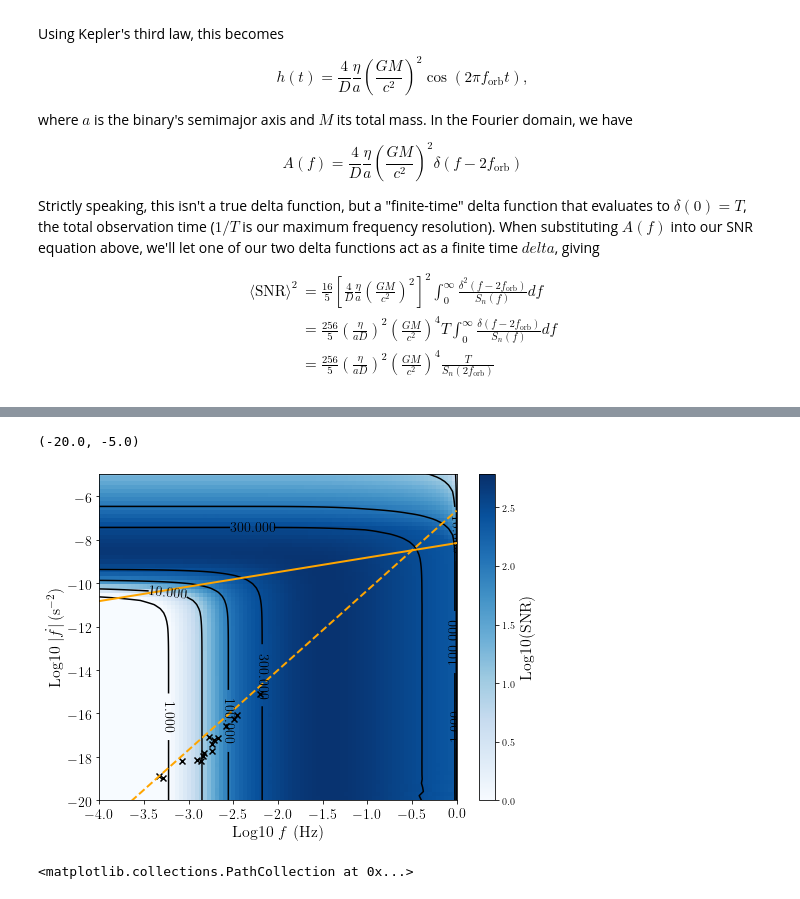
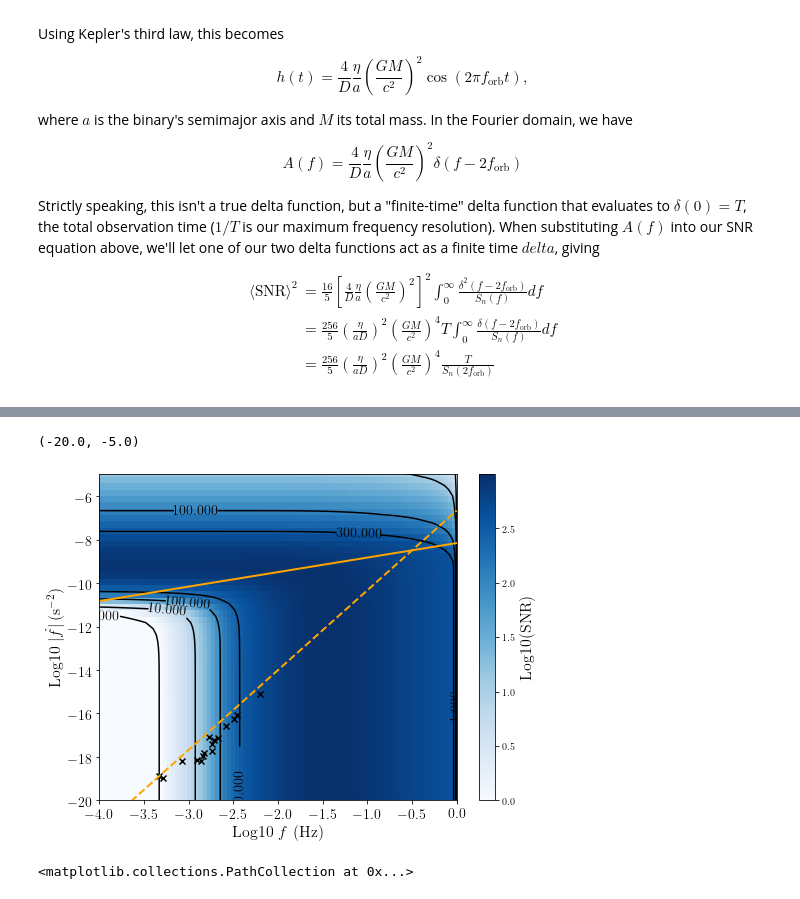
Before and after one commit to tcallister/LISA-and-CE-Evolution, a Jupyter notebook: SNR_grid.ipynb, the cells around one changed output, grey strips where cells are left out. Saved outputs shown, nothing was run; the diff lists cells and outputs as text; code cells hidden in the pictures.

```diff
--- a/SNR_grid.ipynb
+++ b/SNR_grid.ipynb
@@ -280,18 +206,0 @@ plt.show()
-# %%
-a_orbs = np.linspace(-3.,0.3,150)
-adot_orbs = np.linspace(-6,2,160)
-rhos = np.zeros((a_orbs.size,adot_orbs.size))
-for i in tqdm(range(a_orbs.size)):
-    for j in range(adot_orbs.size):
-        rhos[i,j] = snr_from_a_adot(10.**a_orbs[i],-10.**adot_orbs[j])
-
-fig,ax = plt.subplots(figsize=(8,6))
-PS = ax.pcolormesh(a_orbs,adot_orbs,np.log10(rhos).T,cmap='Blues')
-CS = ax.contour(a_orbs,adot_orbs,rhos.T,levels=[1,10,100],colors='black')
-ax.clabel(CS, inline=1, fontsize=14)
-ax.set_xlabel(r'$\log_{10} \,a$ (Solar Radius)',fontsize=16)
-ax.set_ylabel(r'$\log_{10} |\dot a|$ (Solar Radii/yr)',fontsize=16)
-ax.tick_params(labelsize=14)
-cb = fig.colorbar(PS)
-cb.set_label(label="Log10(SNR)",fontsize=16)
-#plt.savefig('./SNRs.pdf')
@@ -300,6 +207,4 @@ cb.set_label(label="Log10(SNR)",fontsize=16)
 # %%
-c=2.99792458*(10**8)
-G=6.67428*(10**(-11))
 s_mass=G*(1.98892*10**(30))/(c**3)
 solar_mass_gr = 1.989e33
 secs_in_pc = 102927133.01 #about 1e8 s per pc
@@ -397,33 +261,3 @@ plt.rcParams.update(params)
-# %%
-f_orbs = np.linspace(-4.,0,90)
-fdot_orbs = np.linspace(-14,3,90)
-rhos = np.zeros((f_orbs.size,fdot_orbs.size))
-for i in range(f_orbs.size):
-    for j in range(fdot_orbs.size):
-        rhos[i,j] = snr_from_f_fdot(10.**f_orbs[i],10.**fdot_orbs[j])
-
-fig,ax = plt.subplots(figsize=(8,6))
-PS = ax.pcolormesh(f_orbs,fdot_orbs-np.log10(year),np.log10(rhos).T,cmap='Blues',vmin=0)
-CS = ax.contour(f_orbs,fdot_orbs-np.log10(year),rhos.T,levels=[1,10,100,300],colors='black')
-#ax.plot(f_orbs,fdot_orbs)
-ax.clabel(CS, inline=1, fontsize=14)
-ax.set_xlabel(r'Log10 $f$ (Hz)',fontsize=16)
-ax.set_ylabel(r'Log10 $|\dot f|\,(\mathrm{s}^{-2})$',fontsize=16)
-ax.scatter(np.log10(wd_fs),np.log10((96./5.)*np.power(np.pi,8./3.)*np.power(c,-5.)*np.power(G*Mcs*Msun,5./3.)*np.power(wd_fs,11./3.)),marker='x',color='black')
-#ax.plot(np.log10(f_ref),np.log10(fdot_gw),lw=2,color='orange',ls='--')
-ax.plot(np.log10(f_ref),np.log10(fdot_drag),lw=2,color='orange')
-
-xs = 10.**np.linspace(-4,0,100)
-ys = fdotGW_from_fGW_Mc(xs,Mc(0.5,0.8))
-ax.plot(np.log10(xs),np.log10(ys),lw=2,color='orange',ls='--')
-
-ax.tick_params(labelsize=14)
-cb = fig.colorbar(PS)
-cb.set_label(label="Log10(SNR)",fontsize=16)
-ax.set_ylim(-20,-5)
-# %% [output]
-(-20.0, -5.0)
-[figure, removed]
 # %%
 wd_fs = np.array([6.22,3.51,3.22,2.12,1.94,1.84,1.81,1.48,1.45,1.36,1.25,2.61,1.68,0.84,0.51,0.47])*1e-3
 m1s = np.array([0.55,0.8,0.8,0.8,0.68,0.8,0.65,0.8,0.8,0.9,0.9,0.25,0.3,0.3,0.3,0.5])
@@ -431,6 +265,36 @@ m2s = np.array([0.27,0.18,0.16,0.1,0.13,0.09,0.05,0.07,0.06,0.04,0.06,0.5,0.75,0
 
 etas = m1s*m2s/(m1s+m2s)**2.
 Mcs = np.power(etas,3./5.)*(m1s+m2s)
+# %%
+f_orbs = np.logspace(-4.,0,90)
+fdot_orbs = np.logspace(-20,6,90)
+rhos = np.zeros((f_orbs.size,fdot_orbs.size))
+for i in range(f_orbs.size):
+    for j in range(fdot_orbs.size):
+        rhos[i,j] = snr_from_f_fdot(f_orbs[i],fdot_orbs[j])
+
+fig,ax = plt.subplots(figsize=(8,6))
+
+PS = ax.pcolormesh(np.log10(f_orbs),np.log10(fdot_orbs),np.log10(rhos).T,cmap='Blues',vmin=0)
+CS = ax.contour(np.log10(f_orbs),np.log10(fdot_orbs),rhos.T,levels=[1,10,100,300],colors='black')
+
+ax.clabel(CS, inline=1, fontsize=14)
+ax.set_xlabel(r'Log10 $f$ (Hz)',fontsize=16)
+ax.set_ylabel(r'Log10 $|\dot f|\,(\mathrm{s}^{-2})$',fontsize=16)
+ax.scatter(np.log10(wd_fs),np.log10((96./5.)*np.power(np.pi,8./3.)*np.power(c,-5.)*np.power(G*Mcs*Msun,5./3.)*np.power(wd_fs,11./3.)),marker='x',color='black')
+ax.plot(np.log10(f_ref),np.log10(fdot_drag),lw=2,color='orange')
+
+xs = 10.**np.linspace(-4,0,100)
+ys = fdotGW_from_fGW_Mc(xs,compute_Mc(0.5,0.8))
+ax.plot(np.log10(xs),np.log10(ys),lw=2,color='orange',ls='--')
+
+ax.tick_params(labelsize=14)
+cb = fig.colorbar(PS)
+cb.set_label(label="Log10(SNR)",fontsize=16)
+ax.set_ylim(-20,-5)
+# %% [output]
+(-20.0, -5.0)
+[figure, added]
 # %%
 fig,ax = plt.subplots(figsize=(8,6))
 
```
Also changed, not shown: parts of 11 cells of this notebook.
